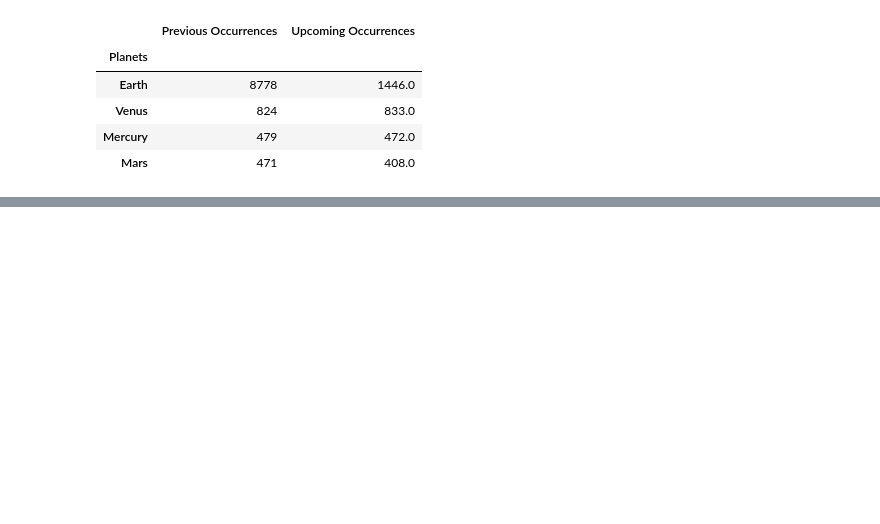
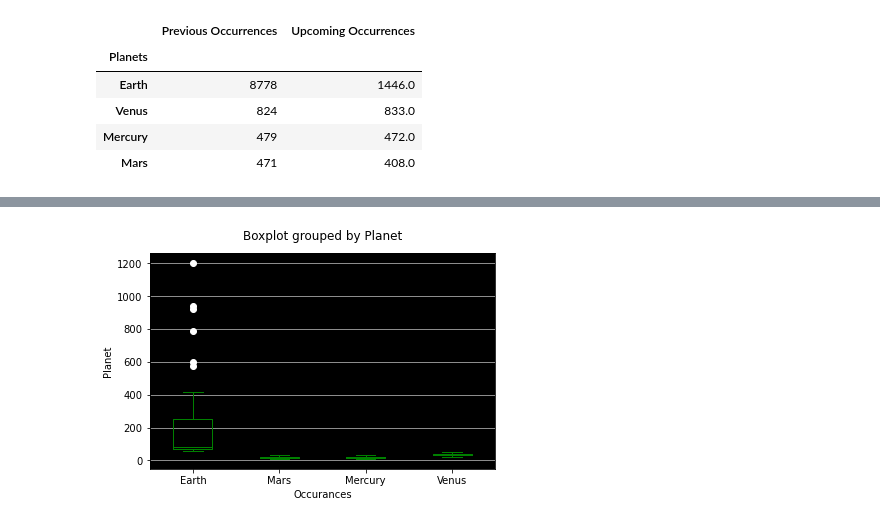
Before and after one commit to Efritch/asteroids_group_g, a Jupyter notebook: AsteroidsAmongstPlanets25Oct2020BS/GraphInfoBS25Oct2020.ipynb, the cells around one changed output, grey strips where cells are left out. Saved outputs shown, nothing was run; the diff lists cells and outputs as text; code cells hidden in the pictures; blank space fills up the shorter version.

```diff
--- a/AsteroidsAmongstPlanets25Oct2020BS/GraphInfoBS25Oct2020.ipynb
+++ b/AsteroidsAmongstPlanets25Oct2020BS/GraphInfoBS25Oct2020.ipynb
@@ -134,8 +134,39 @@ def PlanetOcc(df, title, imageName):
     line1, = plt.plot(xVal,regvals,"white", label=f'LR: {linRegL}', linewidth=3)
     plt.legend(handles=[line1], loc="lower right")
     ax.figure.savefig(f'Images/{imageName}.png')
+    print("\033[1mP Value\033[0m: %f" % p_value)
     print("\033[1mCorrelation Coefficient\033[0m: %f" % r_value**2)
     print("\033[1mLinear Regression Line\033[0m: y = " + str(round(s,2)) + "x + " + str(round(yint,2)))
+def CleanDfANOVA(df, planet):
+    df=CleanData(df)
+    df = df.drop(columns=['Name', 'Orbit ID', 'jd', 'Date', 'Nominal Distance','dist_min', 'dist_max', 'Relative Speed', 'v_inf', 'Date Uncertainty', 'h', 'fullname', 'Day'])
+    df['sorter'] = df['Year'].map(str)
+    df['Year'] = pd.to_datetime(df['Year'], format='%Y').dt.strftime('%Y')
+    df = df.groupby('Year')['sorter'].value_counts().to_frame('Occurrences')
+    df.reset_index(inplace=True)
+    df = df.sort_values("sorter", ascending=True)
+    df['Planet'] = f'{planet}'
+    return df
+def CombinePlanetDFsANOVA(df1, name1, df2, name2, df3, name3, df4, name4):
+    df1 = CleanDfANOVA(df1, f'{name1}')
+    df2 = CleanDfANOVA(df2, f'{name2}')
+    df3 = CleanDfANOVA(df3, f'{name3}')
+    df4 = CleanDfANOVA(df4, f'{name4}')
+    dfc1 = df1.merge(df2, how='outer')
+    dfc2 = df3.merge(df4, how='outer')
+    dfcf = dfc1.merge(dfc2, how='outer')
+    return dfcf
+
+def BoxPlotANOVA(CDF, imageName):
+    flierprops = dict(marker='o', markerfacecolor='white', markersize=6, linestyle='none', markeredgecolor='white')
+    ax = CDF.boxplot("Occurrences", by="Planet", color=dict(boxes='green', whiskers='green', medians='green', caps='green'),showfliers=True, grid=False, rot=0, flierprops=flierprops)
+    ax.set_title('')
+    ax.set_xlabel('Occurances')
+    ax.set_ylabel('Planet')
+    ax.set_facecolor('xkcd:black')
+    ax.grid(axis='y')
+    plt.show()
+    ax.figure.savefig(f'Images/{imageName}.png')
 # %%
 #Outer Planets Negligible
 graphbyPlanetType(aDFLast20yr, "Close Approach Occurances between Inner and Outer Planets", "CpTypeAll")
@@ -185,0 +221,5 @@ Linear Regression Line: y = 0.17x + 15.2
+# %%
+BoxPlot=CombinePlanetDFsANOVA(MercuryLast50yr, "Mercury", VenusLast50yr, "Venus", EarthLast50yr, "Earth", MarsLast50yr, "Mars")
+BoxPlotANOVA(BoxPlot, "BoxPlot")
+# %% [output]
+[figure, added]
```
Also changed, not shown: parts of 7 cells of this notebook, 21 other files.
